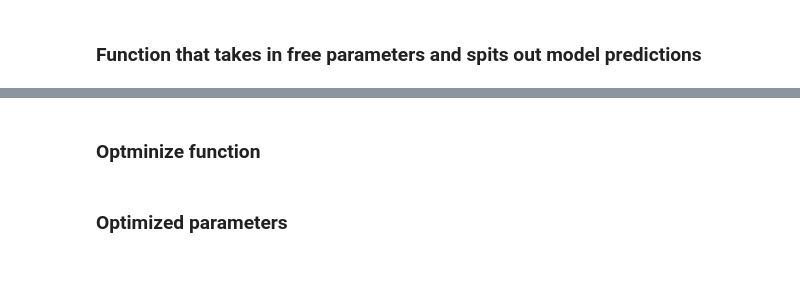
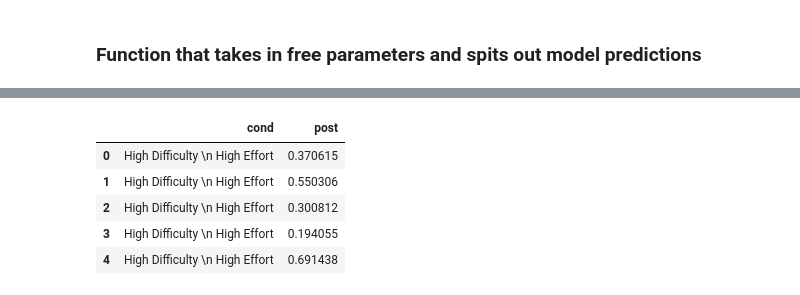
Before and after one commit to jlnrd/Effort, a Jupyter notebook: Effort_optimization_Inferring_Comp.ipynb, the cells around one changed output, grey strips where cells are left out. Drawn from its saved outputs; the diff is of its cells as text; code cells hidden in the pictures; blank space fills up the shorter version.

Commit message:
added more to create priors

```diff
--- a/Effort_optimization_Inferring_Comp.ipynb
+++ b/Effort_optimization_Inferring_Comp.ipynb
@@ -139,7 +139,7 @@ def create_priors_opt(n_samples, tao_skill, u_skill, cost, A, B, diff, reward=1,
     high_effort = efforts > effort_threshold
     success = prob_reward(efforts, diff, skills, A, B) > np.random.random(n_samples)
 
-    return skills,  success, high_effort
+    return skills,  success, high_effort, effort
 
 
 def rmse(predictions, targets):
@@ -289,11 +289,11 @@ def run_model_opt(cost, A, B, u_skill, tao_skill, n_samples=10000):
     high_diff = .8 #arbitrarly set
     low_diff = .2  #arbitrarly set
 
-    high_diff_skills, high_diff_success, high_diff_high_effort = create_priors_opt(
+    high_diff_skills, high_diff_success, high_diff_high_effort, effort_high_diff = create_priors_opt(
         n_samples =n_samples, tao_skill=tao_skill, u_skill=u_skill, cost=cost, A=A, B=B, diff = high_diff
     )
 
-    low_diff_skills, low_diff_success, low_diff_high_effort = create_priors_opt(
+    low_diff_skills, low_diff_success, low_diff_high_effort, effort_low_diff = create_priors_opt(
         n_samples =n_samples, tao_skill=tao_skill, u_skill=u_skill, cost=cost, A=A, B=B, diff = low_diff
     )
 
@@ -303,20 +303,27 @@ def run_model_opt(cost, A, B, u_skill, tao_skill, n_samples=10000):
     skill_low_diff_high_eff = low_diff_skills[low_diff_success & low_diff_high_effort]
     skill_low_diff_low_eff = low_diff_skills[low_diff_success & ~low_diff_high_effort]
 
+
+    skill_high_diff = np.append(skill_high_diff_high_eff,skill_high_diff_low_eff) #getting priors where diff is high
+    skill_high_eff = np.append(skill_high_diff_high_eff,skill_low_diff_low_eff) #getting priors where effort is high
+
+
     print  (np.mean(skill_high_diff_high_eff),np.mean(skill_high_diff_low_eff)) #low num, high num
     print (np.mean(skill_low_diff_high_eff),np.mean(skill_low_diff_low_eff)) #low num, medium num
 
 
-    df = pd.DataFrame([{'cond': 'High Difficulty and High Effort', 'post': s} for s in skill_high_diff_high_eff] +
-                  [{'cond': 'High Difficulty and Low Effort', 'post': s} for s in skill_high_diff_low_eff] +
-                  [{'cond': 'Low Difficulty and High Effort', 'post': s} for s in skill_low_diff_high_eff] +
-                  [{'cond': 'Low Difficulty and Low Effort', 'post': s} for s in skill_low_diff_low_eff])
+    df = pd.DataFrame([{'cond': 'High Difficulty \n High Effort', 'post': s} for s in skill_high_diff_high_eff] +
+                  [{'cond': 'High Difficulty  \n Low Effort', 'post': s} for s in skill_high_diff_low_eff] +
+                  [{'cond': 'Low Difficulty  \n High Effort', 'post': s} for s in skill_low_diff_high_eff] +
+                  [{'cond': 'Low Difficulty  \n Low Effort', 'post': s} for s in skill_low_diff_low_eff])
 
 
-    return df
+    return df, skill_high_diff, skill_high_eff
 # %%
-output = run_model_opt(cost = .1, A = 2, B = 9, u_skill = .5, tao_skill = 1,  n_samples=10000) #play with parameters
+output, skill_high_diff, skill_high_eff = run_model_opt(cost = .1, A = 2, B = 9, u_skill = .5, tao_skill = 1,  n_samples=10000) #play with parameters
 output.head()
+skill_high_diff
+skill_high_eff
 # %% [output]
 0.531144218777 0.747864617097
 0.109723551356 0.685901275738
@@ -334,2 +331,0 @@ ValueError: could not convert string to float: Low Difficulty and Low Effort
-# %% [markdown]
-### Optminize function
@@ -350,2 +331,0 @@ minimum
-# %% [markdown]
-### Optimized parameters
@@ -363,0 +332,10 @@ df
+# %%
+df = pd.DataFrame(dict(cond=np.array(output["cond"]), post=output["post"]))
+df.head()
+# %% [output]
+|  | cond | post |
+| 0 | High Difficulty \n High Effort | 0.370615 |
+| 1 | High Difficulty \n High Effort | 0.550306 |
+| 2 | High Difficulty \n High Effort | 0.300812 |
+| 3 | High Difficulty \n High Effort | 0.194055 |
+| 4 | High Difficulty \n High Effort | 0.691438 |
```
Also changed, not shown: parts of 9 cells of this notebook.
